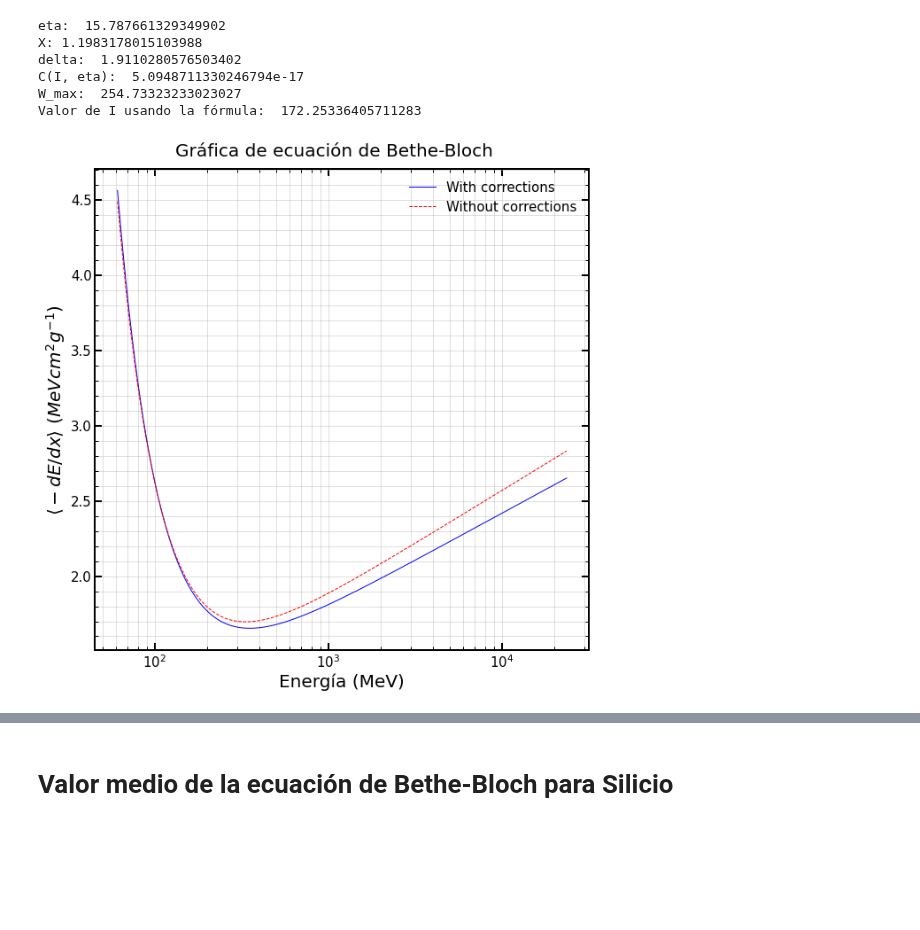
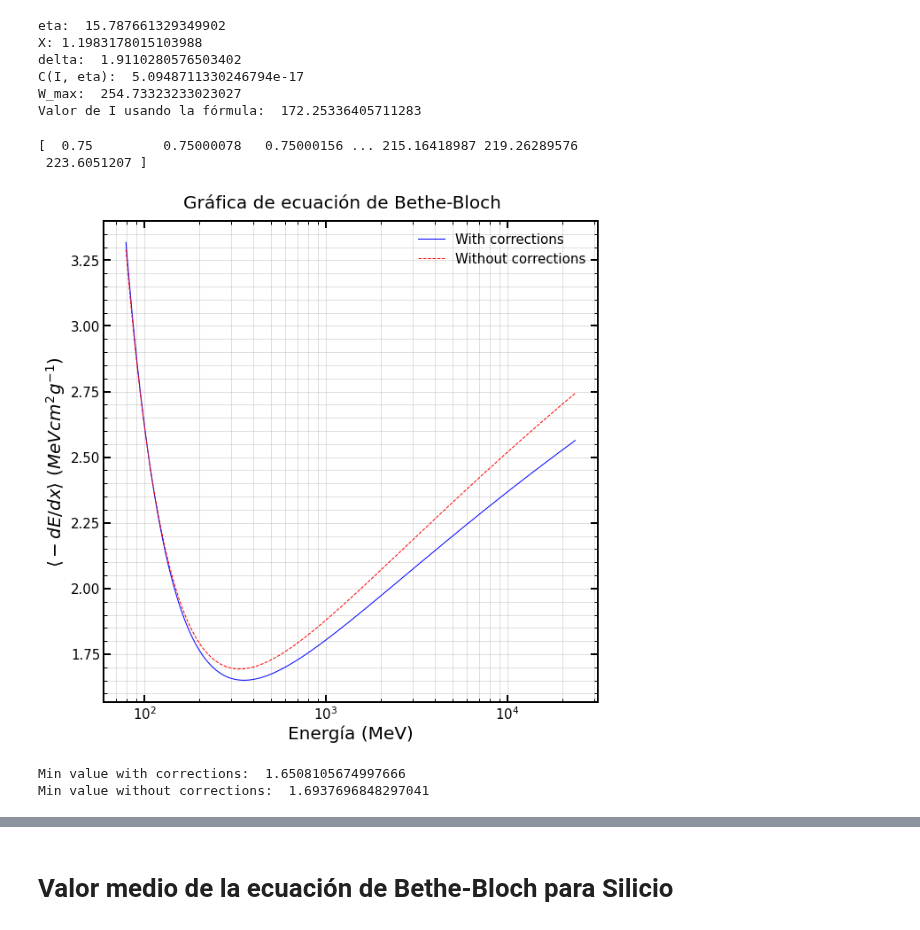
Before and after one commit to mausanram/CodigosICN, a Jupyter notebook: Catalogo_Eventos/Muons_Energy.ipynb, the cells around one changed output, grey strips where cells are left out. Cells and saved outputs as stored; diff of their text form; code cells hidden in the pictures; blank space fills up the shorter version.

```diff
--- a/Catalogo_Eventos/Muons_Energy.ipynb
+++ b/Catalogo_Eventos/Muons_Energy.ipynb
@@ -107,7 +107,7 @@ Valor de I usando la fórmula:  172.25336405711283
 # %%
 def Bethe_Bloch (velocity):
     K_Bethe = 0.1535 #MeVcm²/g
-    Zeta = float(14)
+    Zeta = 14
     A = 28.085
     a = 0.1492
     I = 0.000173 # MeV
@@ -115,25 +115,34 @@ def Bethe_Bloch (velocity):
     X1 = 2.87
     X0 = 0.2014
     m = 3.25
+    d0 = 0.014
+
     electron_mass = 0.510998950 # MeV/c²
+    muon_mass = 105.66 #MeV/c²
     density = 2.33  # g/cm^3
     list_delta= []
 
     Beta = velocity
     Gamma = 1/np.sqrt(1-Beta**2)
     Eta = Beta * Gamma
-    # W = (2 * electron_mass * Eta**2) / (1 + 2*(electron_mass/muon_mass) * np.sqrt(1 + Eta**2) + (electron_mass/muon_mass)**2)
-    W = (2 * electron_mass * Eta**2)
+    print(Eta)
+    W = (2 * electron_mass * (Beta*Gamma)**2)/(1+(2*electron_mass*Gamma/muon_mass)+(electron_mass/muon_mass)**2)
+
     C_1 = K_Bethe * (Zeta/A) * (1/Beta**2)
-    C_21 = np.log((2 * electron_mass * Gamma**2 * velocity**2 * W)/(I**2))
+    C_21 = np.log((2 * electron_mass * Gamma**2 * Beta**2 * W)/(I**2))
     C_22 = 2 * Beta**2
     X = np.log10(Eta)
 
+    n = 0
     for element in X:
         if element < X0:
-            C_23 = 0
+            C_23 = d0 * 10**(2*(element - X0))
+            # C_23 = 0
+            # n = n +1
+            # print(n)
+            # C_23 = 0
             list_delta.append(element)
-        if X0 < element < X1:
+        if X0 < element and element < X1:
             C_23 = 4.6052 * element - C0 + a*(X1 - element)**m
             list_delta.append(element)
         if element > X1:
@@ -142,11 +151,13 @@ def Bethe_Bloch (velocity):
     delta = np.array(list_delta)
     del X
 
-    Shell_correction =  ( 0.422377 * Eta**(-2) + 0.0304043 * Eta**(-3) - 0.00038106 * Eta**(-6)) * 10**(-6) * I**2 + \
-                        ( 3.850190 * Eta**(-2) - 0.16679891 * Eta**(-4) + 0.00157955* Eta**(-6)) * 10**(-9) * I**3
-    C_24 = 2 * (Shell_correction/Zeta)
+    # Shell_correction =  ( 0.422377 * Eta**(-2) + 0.0304043 * Eta**(-3) - 0.00038106 * Eta**(-6)) * 10**(-6) * I**2 + \
+    #                     ( 3.850190 * Eta**(-2) - 0.16679891 * Eta**(-4) + 0.00157955* Eta**(-6)) * 10**(-9) * I**3
+    # C_24 = 2 * (Shell_correction/Zeta)
+    C_24 = 0
 
     C_25 = C_22 + delta + C_24
+    # C_25 = C_22 + C_23 + C_24
 
     C_2 = C_21 - C_25
     with_corrections = C_1 * C_2
@@ -154,28 +165,36 @@ def Bethe_Bloch (velocity):
     return with_corrections, without_correction #MeVcm^2/g
 # %%
 muon_mass = 105.66 #MeV/c²
-muon_velocities = np.linspace(0.5, 0.99999,1000000)
+muon_velocities = np.linspace(0.6, 0.99999,1000000)
 beta_gamma = muon_velocities /np.sqrt(1 - muon_velocities**2)
 energy = beta_gamma * muon_mass
 dEdL_corrections, dEdL = Bethe_Bloch(muon_velocities)
 
 fig, axs = plt.subplots(figsize=[10,10])
 axs.plot(energy, dEdL_corrections, 'b', label='With corrections')
 axs.plot(energy, dEdL, '--r', label='Without corrections')
 axs.set_xscale('log')
 # axs.set_yscale('log')
 axs.grid(which='both')
 axs.set_xlabel(r'Energía (MeV)', loc='center', weight='normal', size=20)
 axs.set_ylabel(r'$\langle -dE/dx \rangle ~(MeV cm^2 g^{-1})$', loc='center', weight='normal', size=20 )
 # axs.set_ylim(1.6, 2.1)
 axs.legend()
 fig.suptitle('Gráfica de ecuación de Bethe-Bloch', y = 0.92, size = 20)
 plt.show()
 # plt.yscale('log')
 # plt.xlim([0.1,10])
 # plt.ylim([1,2])
 # %% [output]
+[  0.75         0.75000078   0.75000156 ... 215.16418987 219.26289576
+ 223.6051207 ]
-[figure, old version]
+[figure, new version]
+# %%
+print('Min value with corrections: ', dEdL_corrections.min())
+print('Min value without corrections: ', dEdL.min())
+# %% [output]
+Min value with corrections:  1.6508105674997666
+Min value without corrections:  1.6937696848297041
 # %%
 density = 2.329
 dEdL_corrections, dEdL = Bethe_Bloch(muon_velocities)
```
Also changed, not shown: parts of 8 cells of this notebook, 12 other files.
